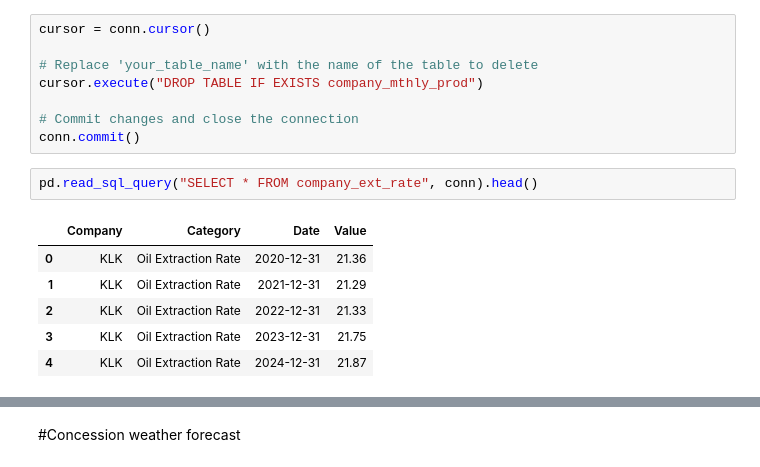
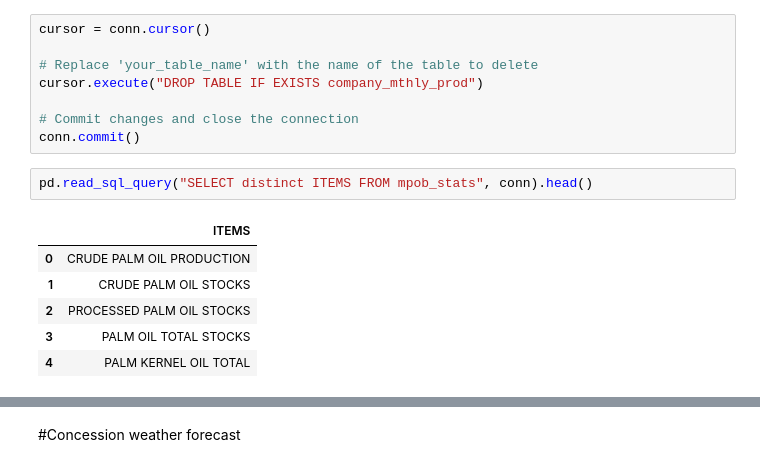
Before and after one commit to derrickgzq/bursa_palmai, a Jupyter notebook: draft.ipynb, the cells around one changed output, grey strips where cells are left out. Saved outputs shown, nothing was run; the diff lists cells and outputs as text.

```diff
--- a/draft.ipynb
+++ b/draft.ipynb
@@ -140,11 +140,11 @@ cursor.execute("DROP TABLE IF EXISTS company_mthly_prod")
 # Commit changes and close the connection
 conn.commit()
 # %%
-pd.read_sql_query("SELECT * FROM company_ext_rate", conn).head()
+pd.read_sql_query("SELECT distinct ITEMS FROM mpob_stats", conn).head()
 # %% [output]
-|  | Company | Category | Date | Value |
-| 0 | KLK | Oil Extraction Rate | 2020-12-31 | 21.36 |
-| 1 | KLK | Oil Extraction Rate | 2021-12-31 | 21.29 |
-| 2 | KLK | Oil Extraction Rate | 2022-12-31 | 21.33 |
-| 3 | KLK | Oil Extraction Rate | 2023-12-31 | 21.75 |
-| 4 | KLK | Oil Extraction Rate | 2024-12-31 | 21.87 |
+|  | ITEMS |
+| 0 | CRUDE PALM OIL PRODUCTION |
+| 1 | CRUDE PALM OIL STOCKS |
+| 2 | PROCESSED PALM OIL STOCKS |
+| 3 | PALM OIL TOTAL STOCKS |
+| 4 | PALM KERNEL OIL TOTAL |
```
Also changed, not shown: parts of 5 cells of this notebook, 3 other files.
